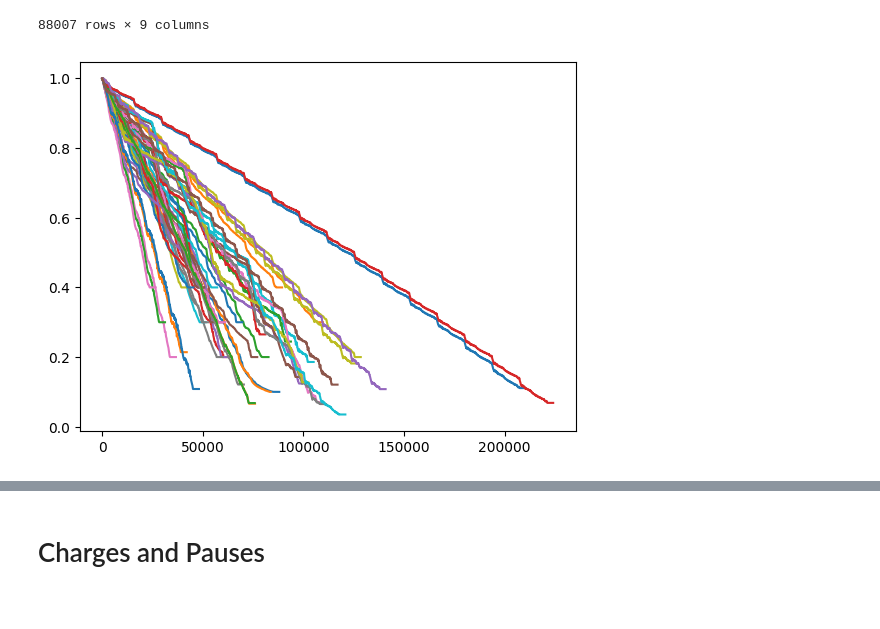
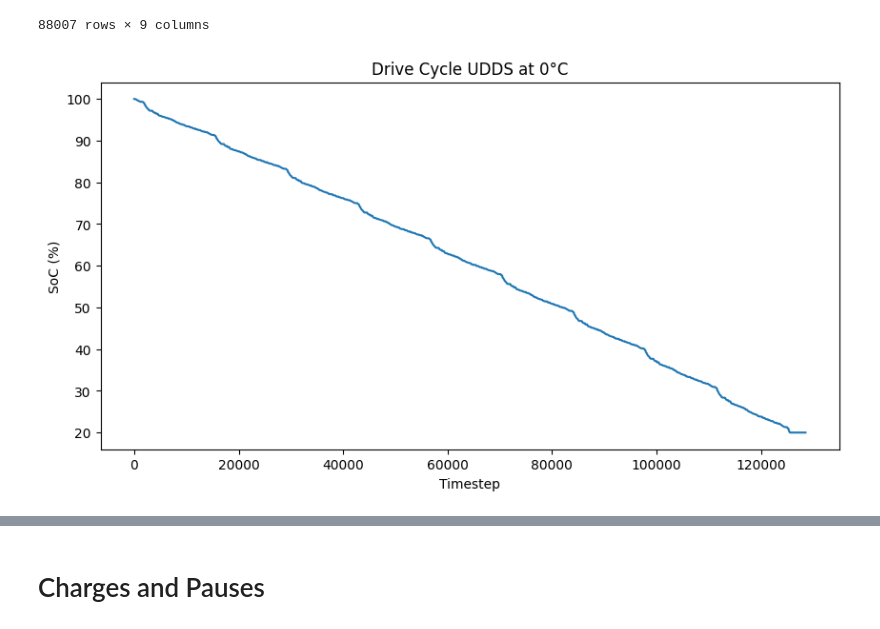
Before and after one commit to StijnWoestenborghs/state-of-charge-estimation, a Jupyter notebook: notebooks/data-exploration-panasonic.ipynb, the cells around one changed output, grey strips where cells are left out. Cells and saved outputs as stored; diff of their text form; code cells hidden in the pictures.

```diff
--- a/notebooks/data-exploration-panasonic.ipynb
+++ b/notebooks/data-exploration-panasonic.ipynb
@@ -58,22 +58,34 @@ df_file
 | 88006 | [5/30/2017 3:22:56 PM] | 3.11595 | 0.00000 | -2.61000 | -8.75192 | 0.000000 | 1.184792 | 8815.586996 | NaN |
 88007 rows × 9 columns
 # %%
+import matplotlib.pyplot as plt
 # Concat all drive cycle data
 df_drive_cycle_list = []
+count = 0
 for temp in all_temperatures:
     panasonic_dir = panasonic + f"//{temp}" + "//Drive cycles"
     panasonic_files = [panasonic_dir + "//" + f for f in os.listdir(panasonic_dir) if f not in dropped]
     for file in panasonic_files:
         df_file = read_mat_file(sio.loadmat(file))
 
         # calculate SoC given a Panasonic 18650PF cell with a maximum capacity of 2.9Ah
         # Assumption: All test were started at an initial 100% SoC
         df_file["SoC"] = (2.9 + df_file['Ah'])/2.9
 
         df_drive_cycle_list += [df_file]
-        df_file['SoC'].plot()
+
+
+        if count == 8:
+            plt.figure(figsize=(10,5))
+            df_file['SoC'] = df_file['SoC']*100
+            df_file['SoC'].plot()
+            plt.title(f"Drive Cycle UDDS at 0°C")
+            plt.xlabel("Timestep")
+            plt.ylabel("SoC (%)")
+            plt.show()
+        count += 1
 # %% [output]
-[figure, old version]
+[figure, new version]
 # %%
 df_drive_cycle = pd.concat(df_drive_cycle_list)
 df_drive_cycle
```
Also changed, not shown: 1 other file.
